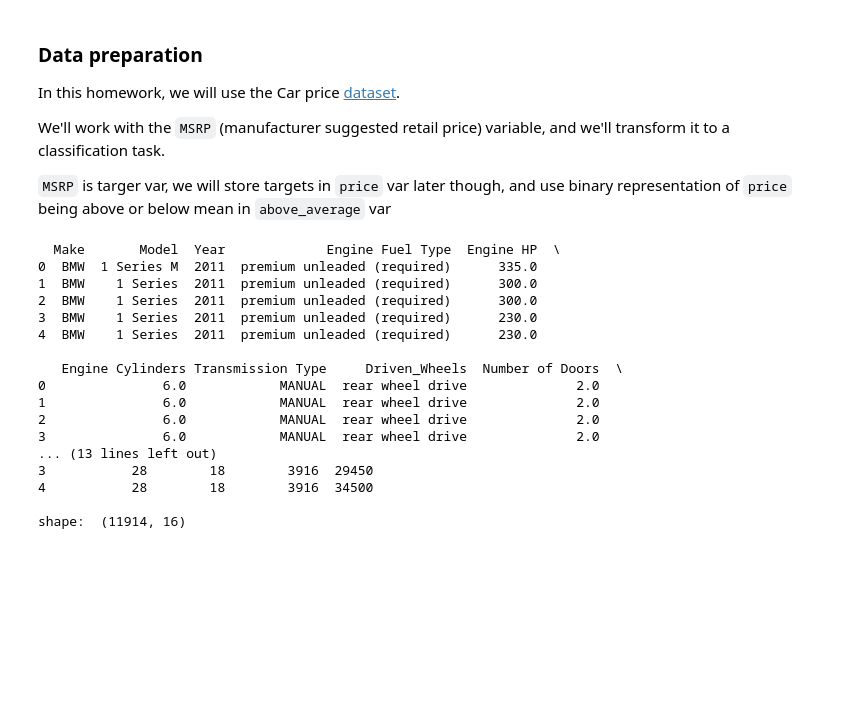
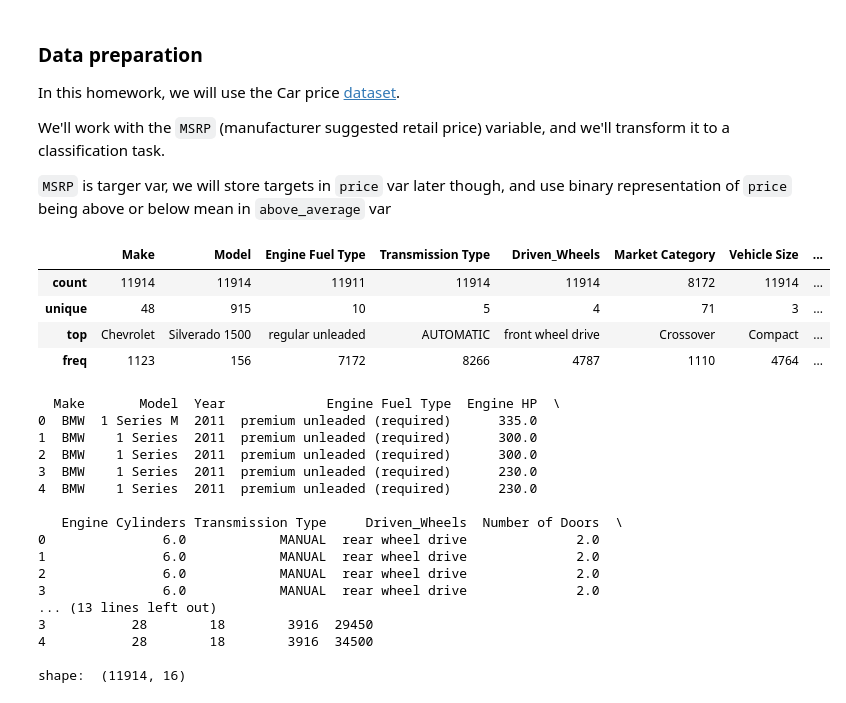
Before and after one commit to larin92/ML_zoomcamp, a Jupyter notebook: 03-classification/03-homework.ipynb, the cells around one changed output. Cells and saved outputs as stored; diff of their text form; code cells hidden in the pictures; blank space fills up the shorter version.

```diff
--- a/03-classification/03-homework.ipynb
+++ b/03-classification/03-homework.ipynb
@@ -25,6 +25,14 @@ We'll work with the `MSRP` (manufacturer suggested retail price) variable, and w
 
 df_raw = pd.read_csv('car_pricing.csv')
 price = None
+# %%
+df_raw.describe(include=["O"])
+# %% [output]
+|  | Make | Model | Engine Fuel Type | Transmission Type | Driven_Wheels | Market Category | Vehicle Size | ... |
+| count | 11914 | 11914 | 11911 | 11914 | 11914 | 8172 | 11914 | ... |
+| unique | 48 | 915 | 10 | 5 | 4 | 71 | 3 | ... |
+| top | Chevrolet | Silverado 1500 | regular unleaded | AUTOMATIC | front wheel drive | Crossover | Compact | ... |
+| freq | 1123 | 156 | 7172 | 8266 | 4787 | 1110 | 4764 | ... |
 # %%
 print(df_raw.head())
 print("\nshape: ", df_raw.shape)
```
Also changed, not shown: parts of 7 cells of this notebook.
